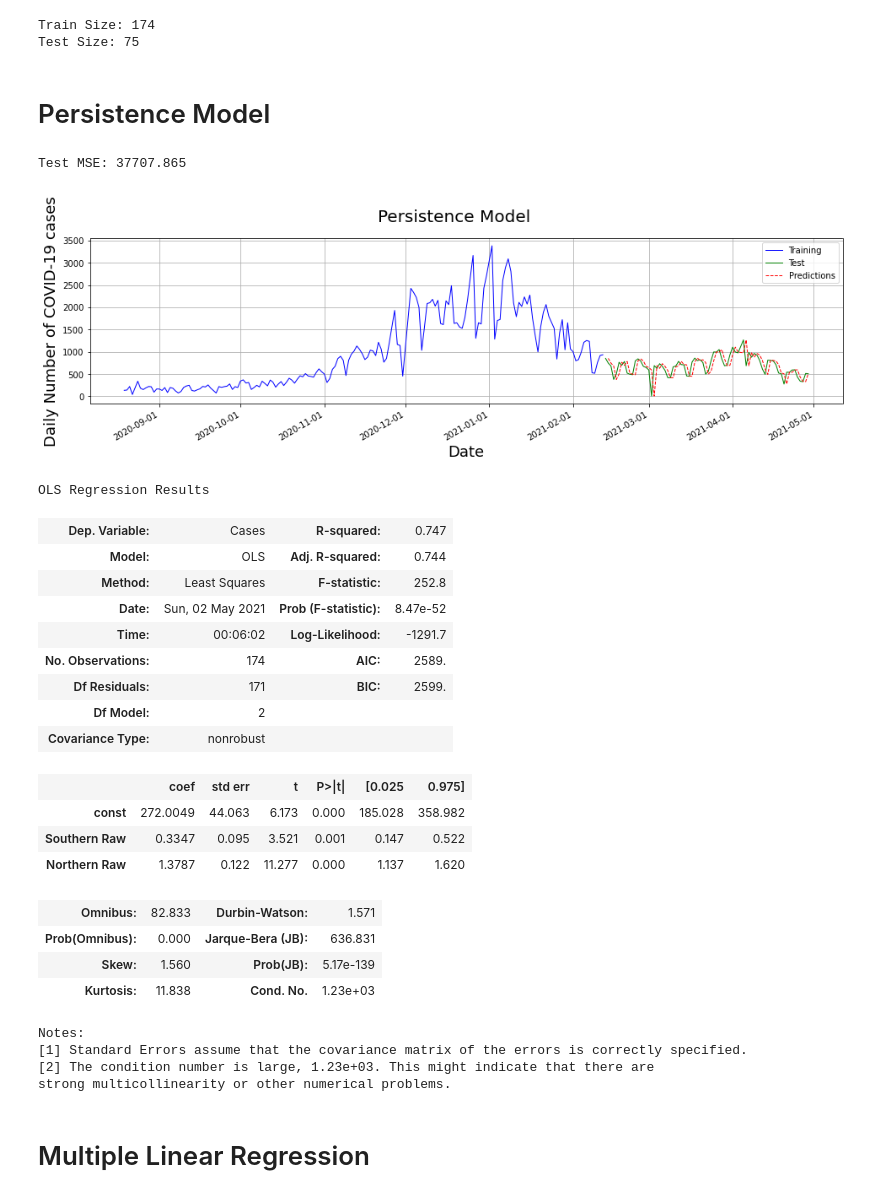
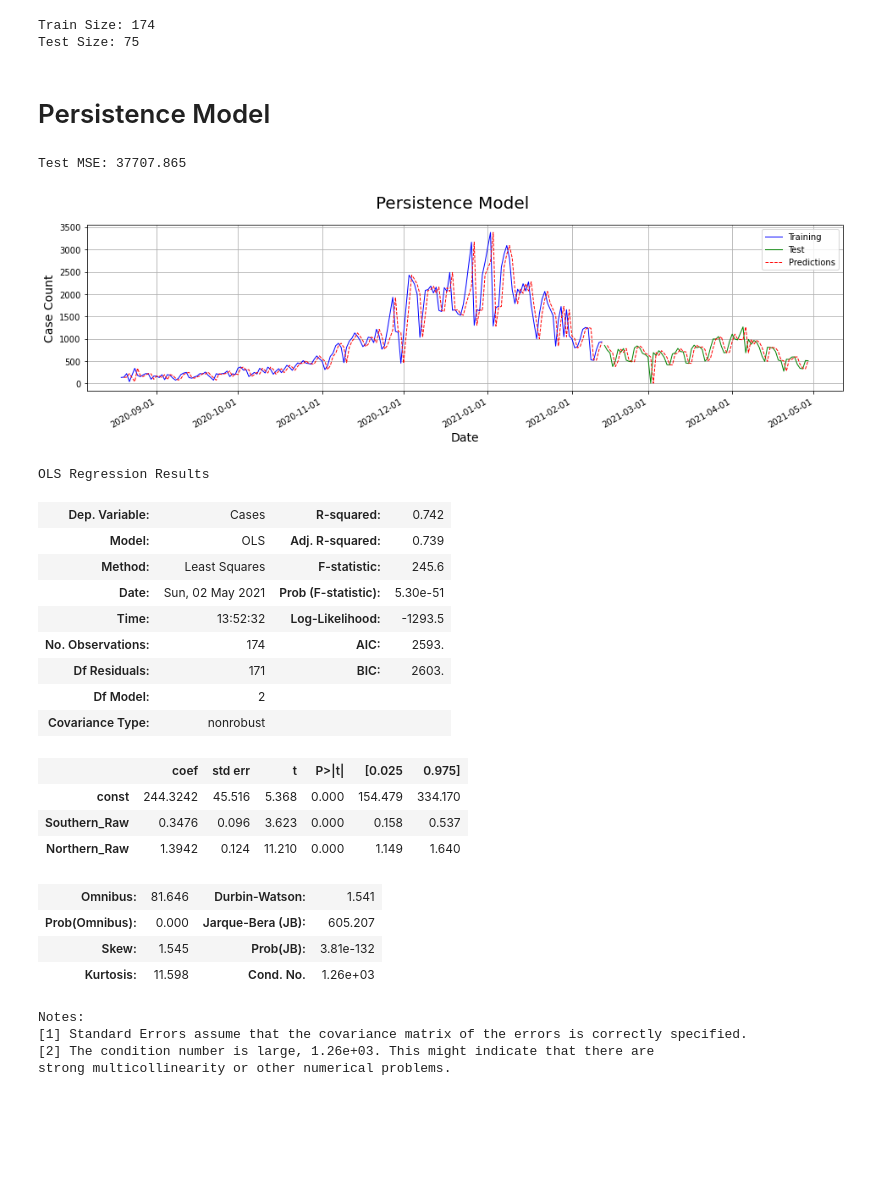
Before and after one commit to bhatiavr/cs109b-final-project-111, a Jupyter notebook: src/cs109b-wastewater-covid-forecasting.ipynb, the cells around one changed output. Cells and saved outputs as stored; diff of their text form; code cells hidden in the pictures; blank space fills up the shorter version.

```diff
--- a/src/cs109b-wastewater-covid-forecasting.ipynb
+++ b/src/cs109b-wastewater-covid-forecasting.ipynb
@@ -283,9 +289,9 @@ fig.show()
 [figure]
 # %%
 # Create algined matrix between southern, northen and covid cases
-df_aligned = pd.DataFrame(data=None, columns=['Date', 'Southern Raw', 'Northern Raw',
-                                              'Southern Avg', 'Northern Avg',
-                                                'Southern Variant', 'Northern Variant',
+df_aligned = pd.DataFrame(data=None, columns=['Date', 'Southern_Raw', 'Northern_Raw',
+                                              'Southern_Avg', 'Northern_Avg',
+                                                'Southern_Variant', 'Northern_Variant',
                                               'Cases', 'Deaths'])
 
 covidDates = df_covid['Date'].unique()
@@ -297,12 +303,12 @@ for i, i_date in enumerate(commonDates):
 
     row = df_mwra[df_mwra['Date'] == i_date]
     if not row.empty:
-        df_aligned.at[i, 'Southern Raw'] = row['Southern (copies/mL)'].to_list()[0]
-        df_aligned.at[i, 'Northern Raw'] = row['Northern (copies/mL)'].to_list()[0]
-        df_aligned.at[i, 'Southern Avg'] = row['Southern 7 day avg'].to_list()[0]
-        df_aligned.at[i, 'Northern Avg'] = row['Northern 7 day avg'].to_list()[0]
-        df_aligned.at[i, 'Southern Variant'] = row['Southern Variant Results'].to_list()[0]
-        df_aligned.at[i, 'Northern Variant'] = row['Northern Variant Results'].to_list()[0]
+        df_aligned.at[i, 'Southern_Raw'] = row['Southern (copies/mL)'].to_list()[0]
+        df_aligned.at[i, 'Northern_Raw'] = row['Northern (copies/mL)'].to_list()[0]
+        df_aligned.at[i, 'Southern_Avg'] = row['Southern 7 day avg'].to_list()[0]
+        df_aligned.at[i, 'Northern_Avg'] = row['Northern 7 day avg'].to_list()[0]
+        df_aligned.at[i, 'Southern_Variant'] = row['Southern Variant Results'].to_list()[0]
+        df_aligned.at[i, 'Northern_Variant'] = row['Northern Variant Results'].to_list()[0]
 
 
     row = df_combined[df_combined['Date'] == i_date]
@@ -392,8 +384,8 @@ fig.show()
 [figure]
 # %%
 # Compute 7 day moving average for cases and deaths
-df_aligned['Cases Avg'] = df_aligned['Cases'].rolling(window=7).mean()
-df_aligned['Deaths Avg'] = df_aligned['Deaths'].rolling(window=7).mean()
+df_aligned['Cases_Avg'] = df_aligned['Cases'].rolling(window=7).mean()
+df_aligned['Deaths_Avg'] = df_aligned['Deaths'].rolling(window=7).mean()
 
 # Interpolate head
 df_aligned.interpolate(limit_direction="both", inplace=True)
@@ -464,8 +456,8 @@ print('Test Size: {}'.format(len(df_test)))
 # %% [output]
 Train Size: 174
 Test Size: 75
-# %% [markdown]
-# Persistence Model
+# %% [markdown]
+# Persistence Model
 # %%
 # Create lagged dataset
 def persistence_values(x):
@@ -493,27 +485,28 @@ Test MSE: 37707.865
 # %%
 # plot predictions and expected results
 fig, ax = plt.subplots(nrows = 1, ncols = 1, figsize=(16,4))
 
 ax.plot(df_train['Date'], train_y, 'b', linewidth = 1,  label="Training")
+ax.plot(df_train['Date'], train_X, '--r', linewidth = 1)
 ax.plot(df_test['Date'], test_y, 'g', linewidth = 1,  label="Test")
-ax.plot(df_test['Date'], predictions, '--r', linewidth = 1,  label="Predictions")
+ax.plot(df_test['Date'], test_X, '--r', linewidth = 1,  label="Predictions")
 #ax.plot(df_aligned['Date'], normalize(df_aligned['Deaths_per_100K'].to_numpy()), '-.r', linewidth = 1, label="Daily Confirmed Cases in \nMiddlesex, Norfolk and Suffolk")
 
 ax.grid(True)
 ax.legend()
 ax.xaxis.set_major_formatter(mdates.DateFormatter('%Y-%m-%d'))
-ax.set_ylabel('Daily Number of COVID-19 cases', fontsize = 18)
-ax.set_xlabel('Date', fontsize = 18)
+ax.set_ylabel('Case Count', fontsize = 14)
+ax.set_xlabel('Date', fontsize = 14)
 
 
 fig.autofmt_xdate()
 fig.suptitle('Persistence Model', fontsize=20, y=1.00)
 fig.show()
 # %% [output]
-[figure, old version]
+[figure, new version]
 # %%
 # Linear Regression Model
-X = df_train[['Southern Raw', 'Northern Raw']].astype('float')
+X = df_train[['Southern_Raw', 'Northern_Raw']].astype('float')
 y = df_train['Cases'].astype('float')
 
 X = sm.add_constant(X) # adding a constant
@@ -523,26 +516,24 @@ model_lm1 = sm.OLS(y, X).fit()
 model_lm1.summary()
 # %% [output]
 OLS Regression Results
-| Dep. Variable: | Cases | R-squared: | 0.747 |
-| Model: | OLS | Adj. R-squared: | 0.744 |
-| Method: | Least Squares | F-statistic: | 252.8 |
-| Date: | Sun, 02 May 2021 | Prob (F-statistic): | 8.47e-52 |
-| Time: | 00:06:02 | Log-Likelihood: | -1291.7 |
-| No. Observations: | 174 | AIC: | 2589. |
-| Df Residuals: | 171 | BIC: | 2599. |
+| Dep. Variable: | Cases | R-squared: | 0.742 |
+| Model: | OLS | Adj. R-squared: | 0.739 |
+| Method: | Least Squares | F-statistic: | 245.6 |
+| Date: | Sun, 02 May 2021 | Prob (F-statistic): | 5.30e-51 |
+| Time: | 13:52:32 | Log-Likelihood: | -1293.5 |
+| No. Observations: | 174 | AIC: | 2593. |
+| Df Residuals: | 171 | BIC: | 2603. |
 | Df Model: | 2 |  |  |
 | Covariance Type: | nonrobust |  |  |
 |  | coef | std err | t | P>|t| | [0.025 | 0.975] |
-| const | 272.0049 | 44.063 | 6.173 | 0.000 | 185.028 | 358.982 |
-| Southern Raw | 0.3347 | 0.095 | 3.521 | 0.001 | 0.147 | 0.522 |
-| Northern Raw | 1.3787 | 0.122 | 11.277 | 0.000 | 1.137 | 1.620 |
+| const | 244.3242 | 45.516 | 5.368 | 0.000 | 154.479 | 334.170 |
+| Southern_Raw | 0.3476 | 0.096 | 3.623 | 0.000 | 0.158 | 0.537 |
+| Northern_Raw | 1.3942 | 0.124 | 11.210 | 0.000 | 1.149 | 1.640 |
-| Omnibus: | 82.833 | Durbin-Watson: | 1.571 |
-| Prob(Omnibus): | 0.000 | Jarque-Bera (JB): | 636.831 |
-| Skew: | 1.560 | Prob(JB): | 5.17e-139 |
-| Kurtosis: | 11.838 | Cond. No. | 1.23e+03 |
+| Omnibus: | 81.646 | Durbin-Watson: | 1.541 |
+| Prob(Omnibus): | 0.000 | Jarque-Bera (JB): | 605.207 |
+| Skew: | 1.545 | Prob(JB): | 3.81e-132 |
+| Kurtosis: | 11.598 | Cond. No. | 1.26e+03 |
 Notes:
 [1] Standard Errors assume that the covariance matrix of the errors is correctly specified.
-[2] The condition number is large, 1.23e+03. This might indicate that there are
+[2] The condition number is large, 1.26e+03. This might indicate that there are
 strong multicollinearity or other numerical problems.
-# %% [markdown]
-# Multiple Linear Regression
```
Also changed, not shown: parts of 35 cells of this notebook, 1 other file.
